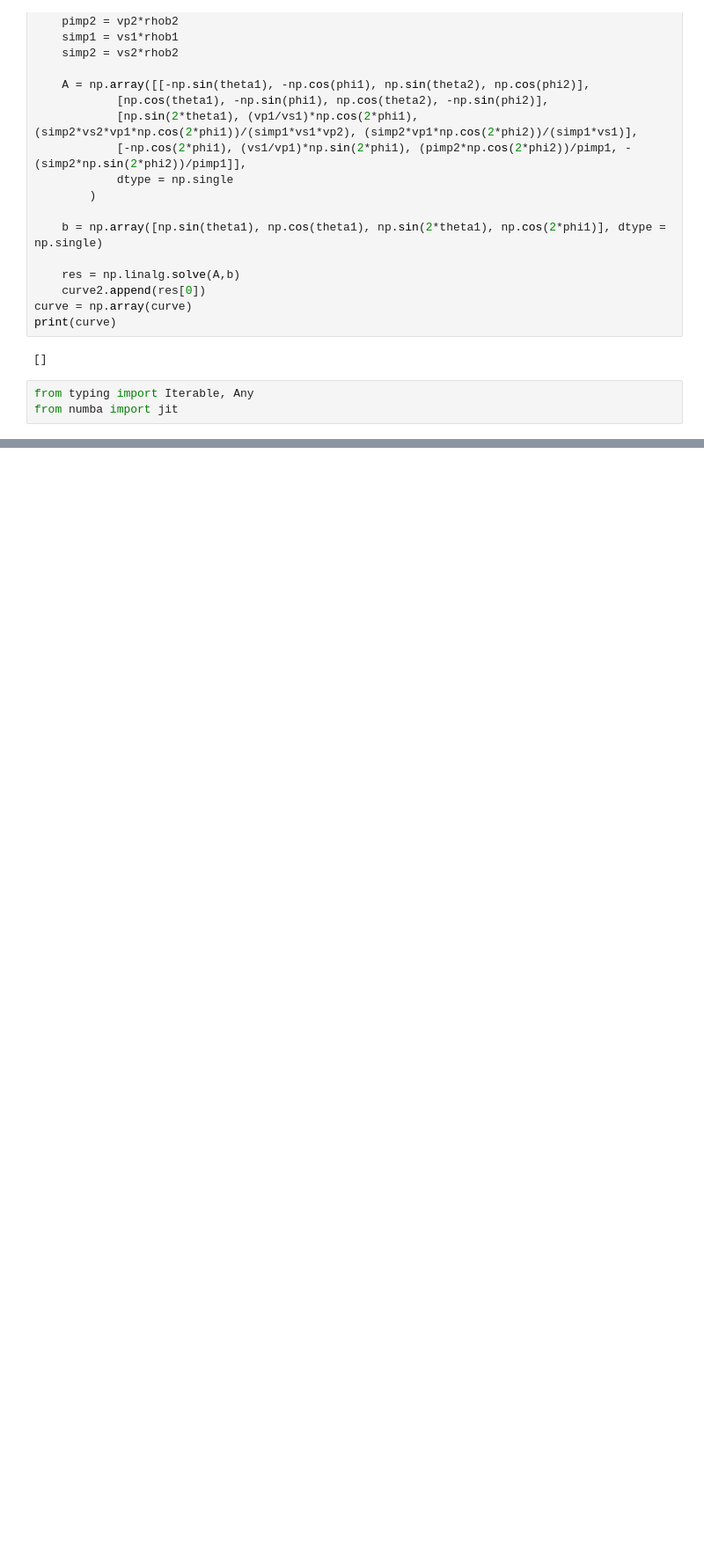
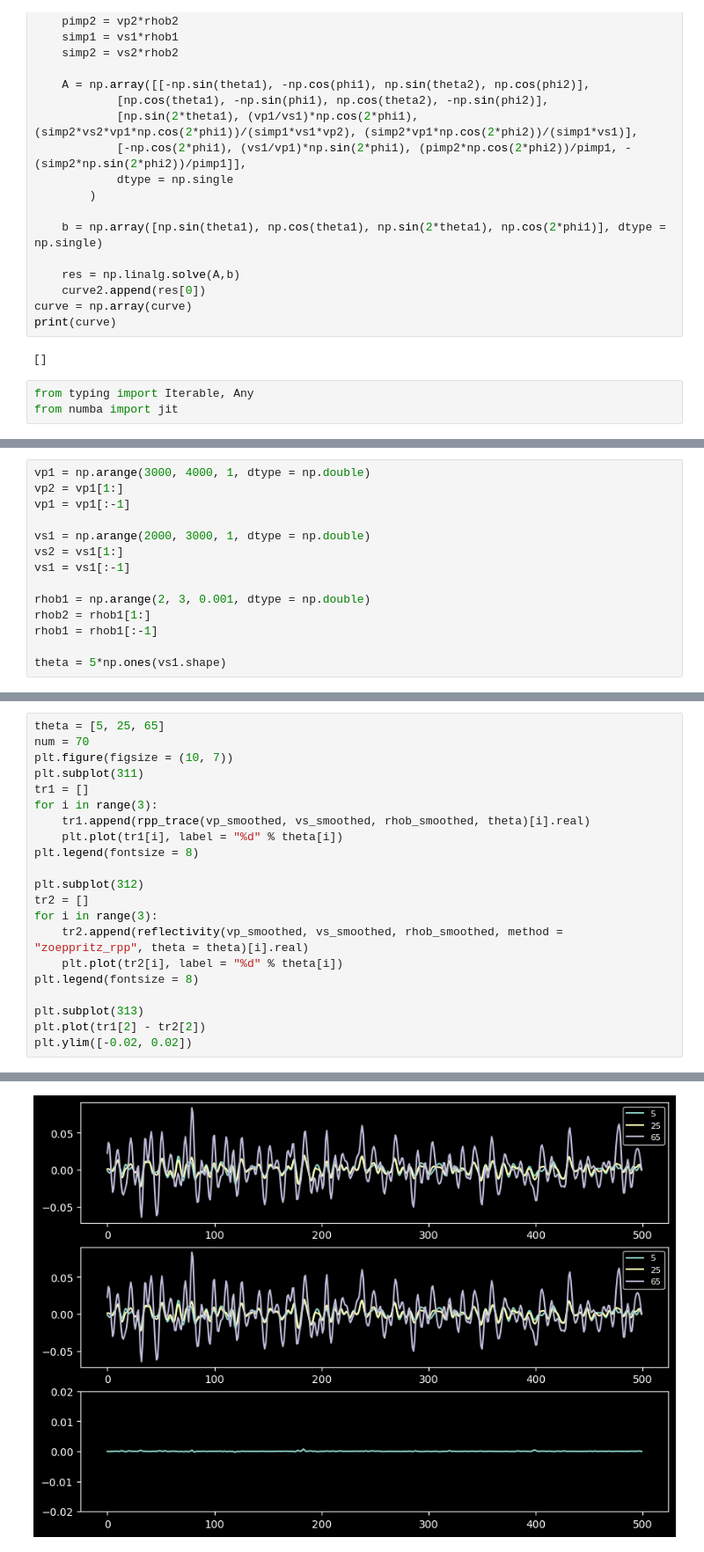
Before and after one commit to grxoxl/inversion, a Jupyter notebook: avo_inversion/Zoepprtiz_equation.ipynb, the cells around one changed output, grey strips where cells are left out. Shown at 88% size. Saved outputs shown, nothing was run; the diff lists cells and outputs as text; blank space fills up the shorter version.

Commit message:
Zoeppritz_equation_changes

```diff
--- a/avo_inversion/Zoepprtiz_equation.ipynb
+++ b/avo_inversion/Zoepprtiz_equation.ipynb
@@ -858,0 +1063,14 @@ np.rad2deg(0.25)
+# %%
+vp1 = np.arange(3000, 4000, 1, dtype = np.double)
+vp2 = vp1[1:]
+vp1 = vp1[:-1]
+
+vs1 = np.arange(2000, 3000, 1, dtype = np.double)
+vs2 = vs1[1:]
+vs1 = vs1[:-1]
+
+rhob1 = np.arange(2, 3, 0.001, dtype = np.double)
+rhob2 = rhob1[1:]
+rhob1 = rhob1[:-1]
+
+theta = 5*np.ones(vs1.shape)
@@ -858,0 +1137,22 @@ np.rad2deg(0.25)
+# %%
+theta = [5, 25, 65]
+num = 70
+plt.figure(figsize = (10, 7))
+plt.subplot(311)
+tr1 = []
+for i in range(3):
+    tr1.append(rpp_trace(vp_smoothed, vs_smoothed, rhob_smoothed, theta)[i].real)
+    plt.plot(tr1[i], label = "%d" % theta[i])
+plt.legend(fontsize = 8)
+
+plt.subplot(312)
+tr2 = []
+for i in range(3):
+    tr2.append(reflectivity(vp_smoothed, vs_smoothed, rhob_smoothed, method = "zoeppritz_rpp", theta = theta)[i].real)
+    plt.plot(tr2[i], label = "%d" % theta[i])
+plt.legend(fontsize = 8)
+
+plt.subplot(313)
+plt.plot(tr1[2] - tr2[2])
+plt.ylim([-0.02, 0.02])
+# %% [output]
@@ -858,0 +1160 @@ np.rad2deg(0.25)
+[figure, added]
```
Also changed, not shown: parts of 20 cells of this notebook.
